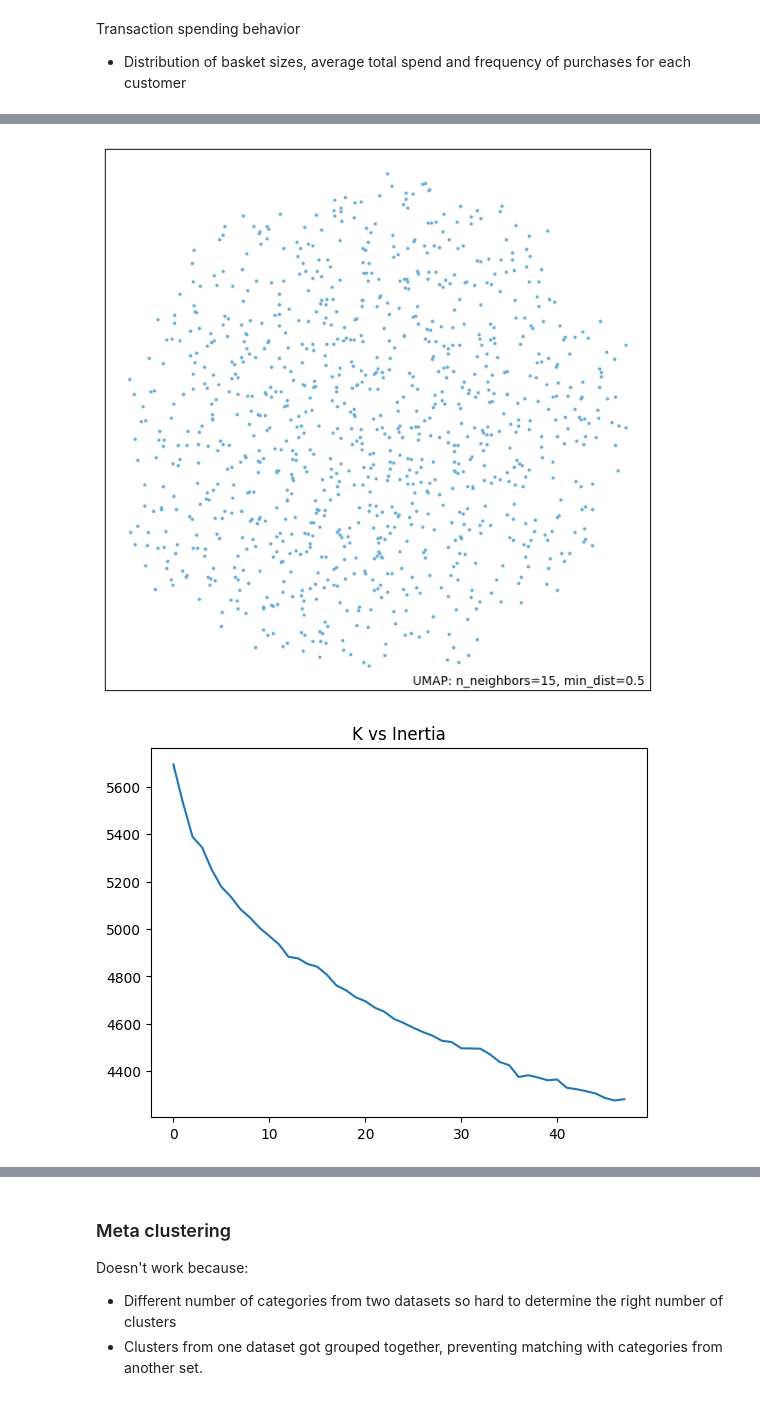
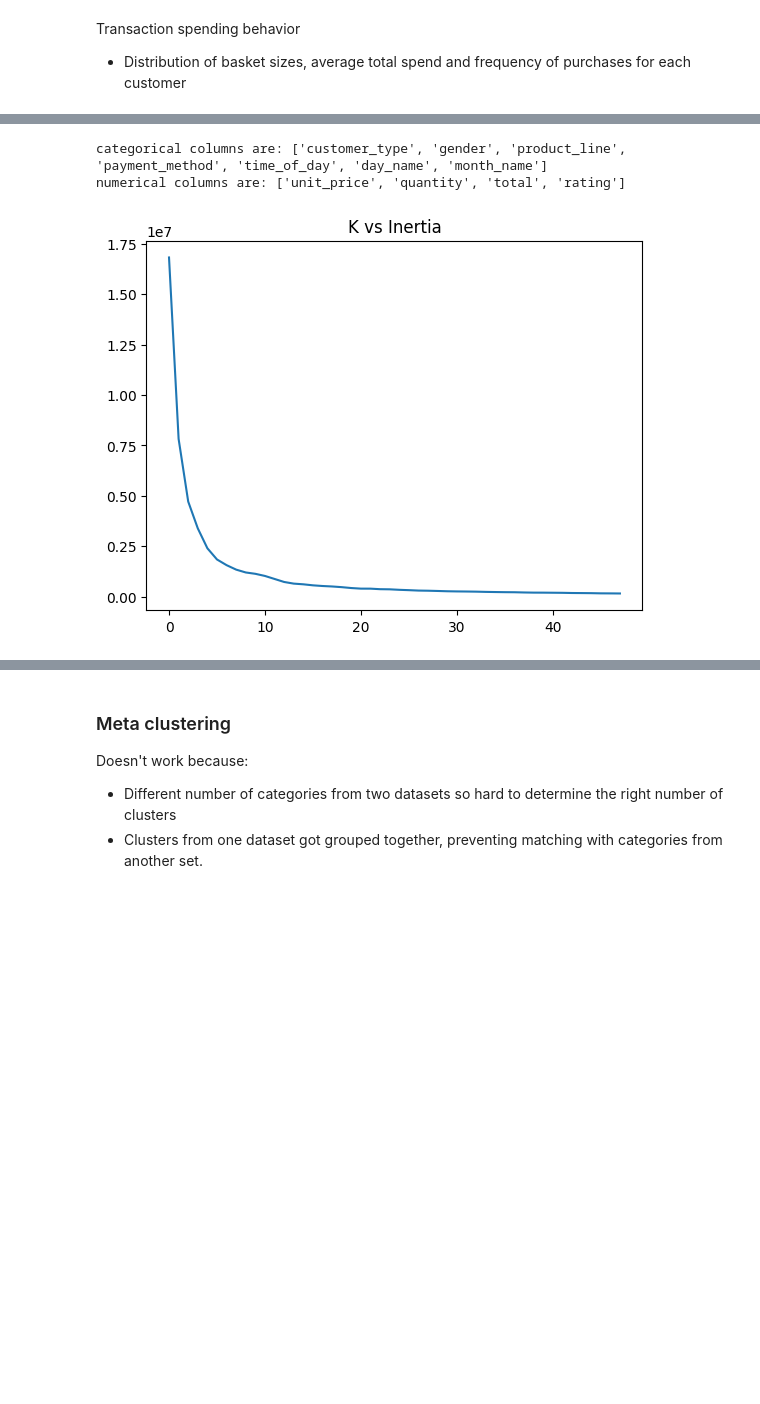
Before and after one commit to PannawatChauychoo/E_commerce_data_pipeline, a Jupyter notebook: walmart_EDA/EDA_scripts/EDA.ipynb, the cells around one changed output, grey strips where cells are left out. Saved outputs shown, nothing was run; the diff lists cells and outputs as text; code cells hidden in the pictures; blank space fills up the shorter version.

```diff
--- a/walmart_EDA/EDA_scripts/EDA.ipynb
+++ b/walmart_EDA/EDA_scripts/EDA.ipynb
@@ -127,14 +129,15 @@ def process_categorical_df(df, cat_cutoff):
     cat_cols = []
     text_cols = []
     for i in df.columns:
-        if df[i].nunique() <= cat_cutoff:
-            cat_cols.append(i)
-            df[i] = df[i].astype('category')
+        if df[i].dtype != 'float64':
+            if df[i].nunique() <= cat_cutoff:
+                cat_cols.append(i)
+                df[i] = df[i].astype('category')
         else:
             text_cols.append(i)
 
     print(f'categorical columns are: {cat_cols}')
-    print(f'text columns are: {text_cols}')
+    print(f'numerical columns are: {text_cols}')
 
     # One-hot encode the categorical columns
     result_df = pd.get_dummies(df, columns=cat_cols, drop_first=True, dtype=int)
@@ -703,5 +752,6 @@ array(['Beauty', 'Home', 'Clothing', 'Sports & Outdoors', 'Food',
 Transaction spending behavior
 - Distribution of basket sizes, average total spend and frequency of purchases for each customer
 # %%
-df_commerce_analysis.head()
+df_commerce_analysis['quantity'] = df_commerce_analysis['quantity'].astype(float)
+df_commerce_analysis.info()
 # %% [output]
@@ -733,7 +775,9 @@ text columns are: ['invoice_id', 'unit_price', 'total', 'rating', 'dtme', 'tme']
 # %%
-umap_commerce = processed_commerce_cat.drop(columns=['invoice_id', 'total', 'dtme','tme'], axis = 1)
-get_umap_elbow(umap_commerce)
+processed_commerce_cat = process_categorical_df(df_commerce_analysis,20)
+umap_commerce = processed_commerce_cat.drop(columns=['invoice_id', 'dtme','tme'], axis = 1)
+get_elbow_graph(umap_commerce)
 # %% [output]
+categorical columns are: ['customer_type', 'gender', 'product_line', 'payment_method', 'time_of_day', 'day_name', 'month_name']
+numerical columns are: ['unit_price', 'quantity', 'total', 'rating']
-[figure, old version]
+[figure, new version]
-[figure, removed]
 # %%
```
Also changed, not shown: parts of 20 cells of this notebook, 11 other files.
